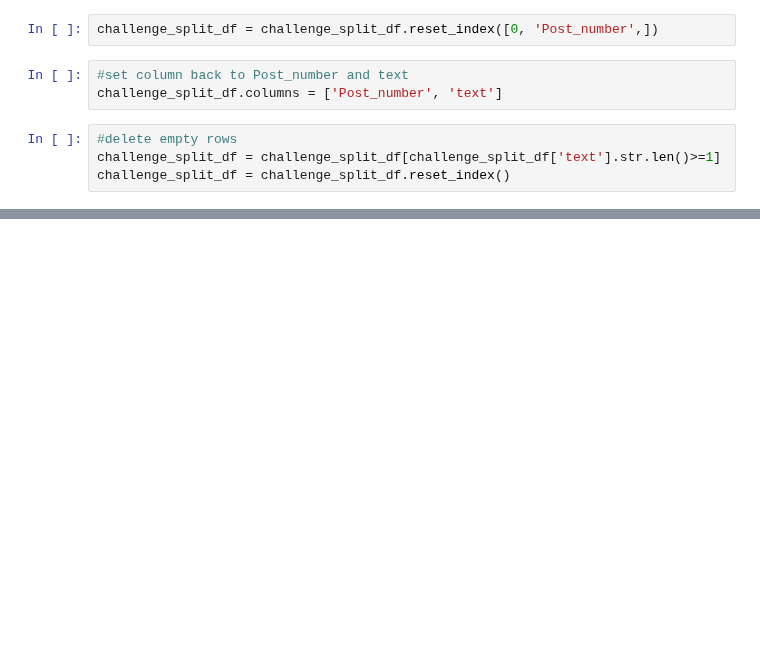
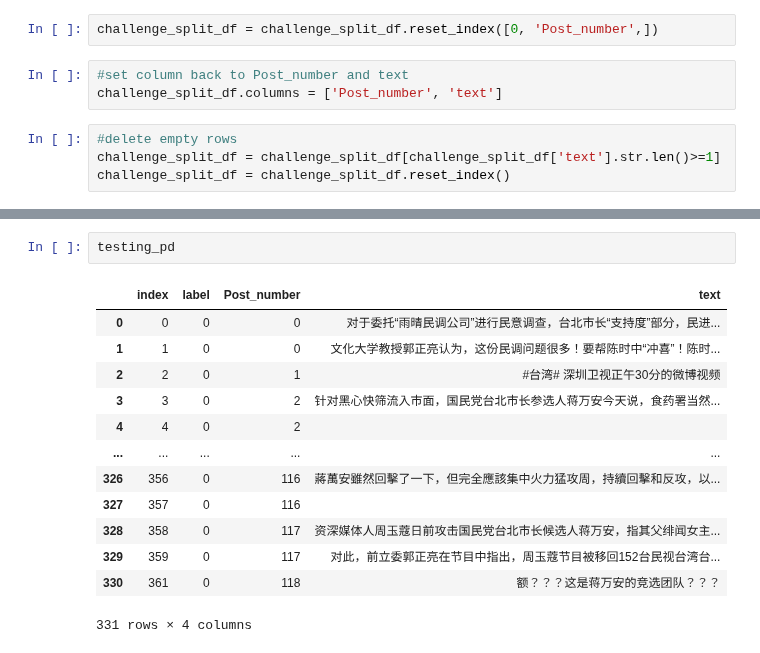
Before and after one commit to advapplab/sentiment_analysis_election_2022, a Jupyter notebook: split_ICI_test_data.ipynb, the cells around one changed output, grey strips where cells are left out. Drawn from its saved outputs; the diff is of its cells as text; blank space fills up the shorter version.

```diff
--- a/split_ICI_test_data.ipynb
+++ b/split_ICI_test_data.ipynb
@@ -134,0 +236,16 @@ challenge_split_df
+# %%
+testing_pd
+# %% [output]
+|  | index | label | Post_number | text |
+| 0 | 0 | 0 | 0 | 对于委托“雨晴民调公司”进行民意调查，台北市长“支持度”部分，民进... |
+| 1 | 1 | 0 | 0 | 文化大学教授郭正亮认为，这份民调问题很多！要帮陈时中“冲喜”！陈时... |
+| 2 | 2 | 0 | 1 | #台湾# 深圳卫视正午30分的微博视频 |
+| 3 | 3 | 0 | 2 | 针对黑心快筛流入市面，国民党台北市长参选人蒋万安今天说，食药署当然... |
+| 4 | 4 | 0 | 2 |  |
+| ... | ... | ... | ... | ... |
+| 326 | 356 | 0 | 116 | 蔣萬安雖然回擊了一下，但完全應該集中火力猛攻周，持續回擊和反攻，以... |
+| 327 | 357 | 0 | 116 |  |
+| 328 | 358 | 0 | 117 | 资深媒体人周玉蔻日前攻击国民党台北市长候选人蒋万安，指其父绯闻女主... |
+| 329 | 359 | 0 | 117 | 对此，前立委郭正亮在节目中指出，周玉蔻节目被移回152台民视台湾台... |
+| 330 | 361 | 0 | 118 | 额？？？这是蒋万安的竞选团队？？？ |
+331 rows × 4 columns
```
Also changed, not shown: parts of 52 cells of this notebook.
